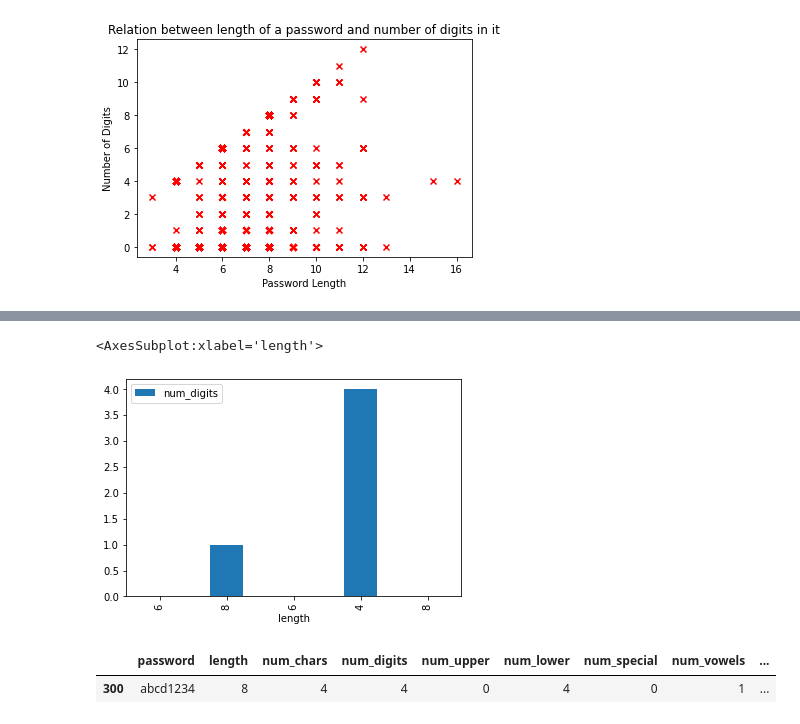
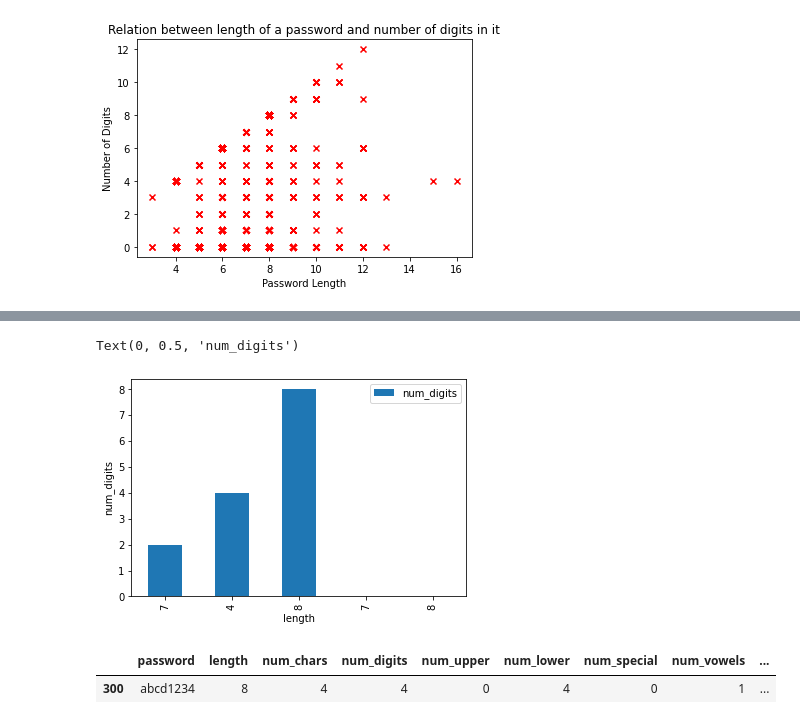
Before and after one commit to USF-CS663-Spring2022/lab-01-shubham0831, a Jupyter notebook: lab01.ipynb, the cells around one changed output, grey strips where cells are left out. Saved outputs shown, nothing was run; the diff lists cells and outputs as text; code cells hidden in the pictures.

```diff
--- a/lab01.ipynb
+++ b/lab01.ipynb
@@ -142,9 +145,10 @@ sample.plot(x = 'length', y = 'num_digits', kind = 'bar')
-# %%
-sample = df.sample(n=5)
-sample.plot(x = 'length', y = 'num_digits', kind = 'bar')
-# %% [output]
-<AxesSubplot:xlabel='length'>
-[figure, removed]
+# %%
+sample = df.sample(n=5)
+sample.plot(x = 'length', y = 'num_digits', kind = 'bar')
+plt.ylabel("num_digits")
+# %% [output]
+Text(0, 0.5, 'num_digits')
+[figure, added]
 # %%
 df.loc[df.password == 'abcd1234']
 # %% [output]
```
Also changed, not shown: parts of 6 cells of this notebook.
